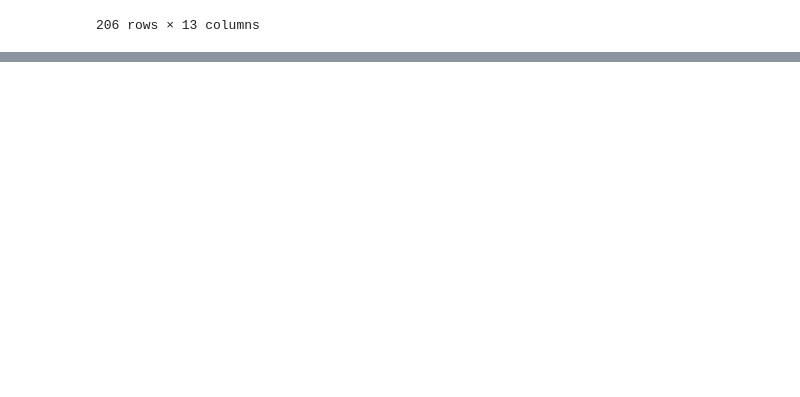
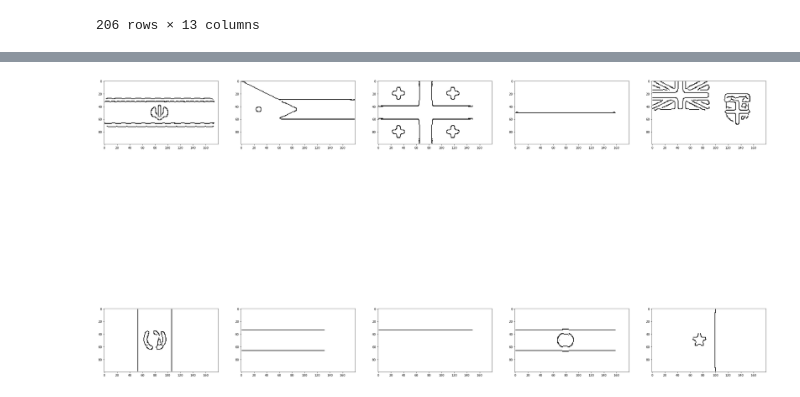
Before and after one commit to sofiabytes/Flag-Analysis, a Jupyter notebook: Flag analysis.ipynb, the cells around one changed output, grey strips where cells are left out. Cells and saved outputs as stored; diff of their text form; code cells hidden in the pictures; blank space fills up the shorter version.

```diff
--- a/Flag analysis.ipynb
+++ b/Flag analysis.ipynb
@@ -342,0 +397,24 @@ plt.imshow(end)
+# %%
+flag_edges_normalise=[]
+for a in flag_edges_list:
+    i=a.tolist()
+    height = len(i)
+    width=len(i[0])
+    if height<100:
+        while len(i)<100:
+            i.append([False]*len(i[0]))
+    if width<180:
+        for j in i:
+            j.extend([False]*(180-width))
+    print(type(i))
+    flag_edges_normalise.append(i)
+    #print(str(i[0].size) +', '+ str(len(i)))
+    #if len(i)<100:
+    #    print(i[0])
+    #    print(len(i[0]))
+    #    i=np.append(i, [False]*len(i[0]))
+    #    print(i)
+    #print(str(i[0].size) +', '+ str(len(i)))
+    #if str(i[0].size < 180
+    #    i.append([False]*)
+#Max wisth 180, height 100
@@ -342,0 +439,5 @@ plt.imshow(end)
+# %%
+for i in flag_edges_normalise:
+    print(type(i))
+    print(len(i))
+    print(len(i[0]))
@@ -342,0 +462,11 @@ plt.imshow(end)
+# %%
+plt.figure(figsize=(40,40))
+for i, image in enumerate(flag_edges_normalise[:10]):
+    #initializing subplot of 3x5
+    plt.subplot(3,5, i+1)
+    #display images in the subplots
+    plt.imshow(image, cmap=plt.cm.gray_r, interpolation='nearest')
+    #set title for each subplot
+    #plt.title("Training: %i" % label)
+# %% [output]
+[figure, added]
```
Also changed, not shown: parts of 13 cells of this notebook.
